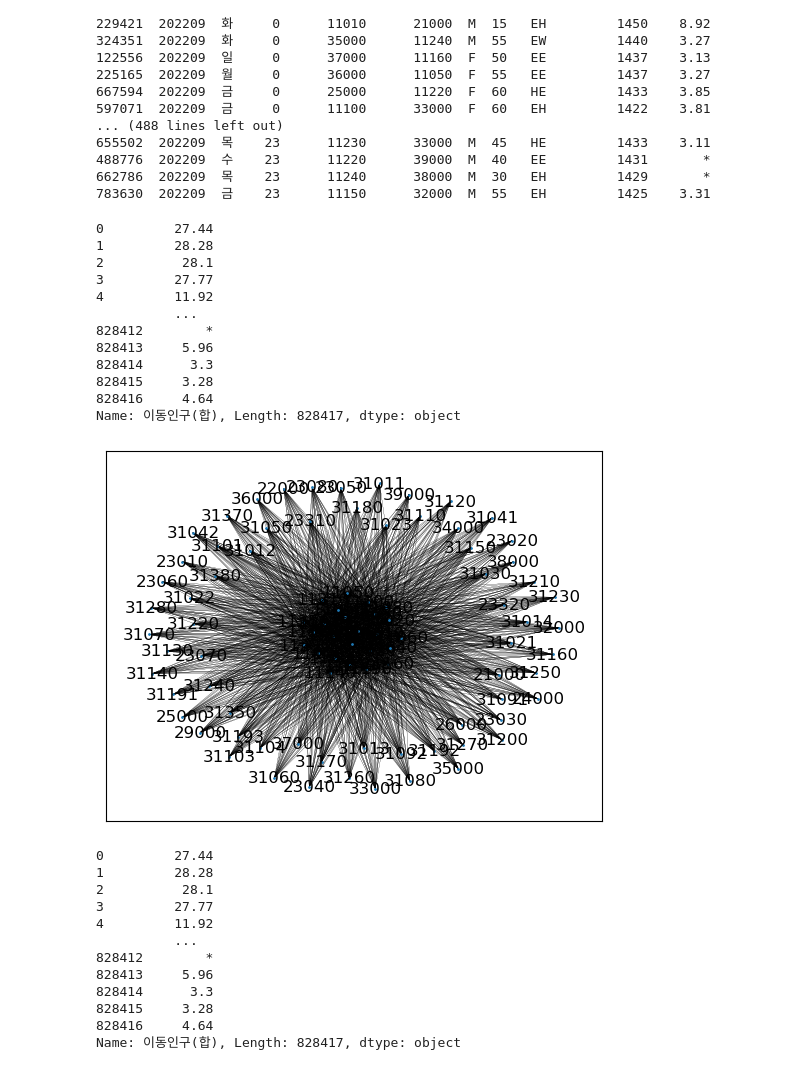
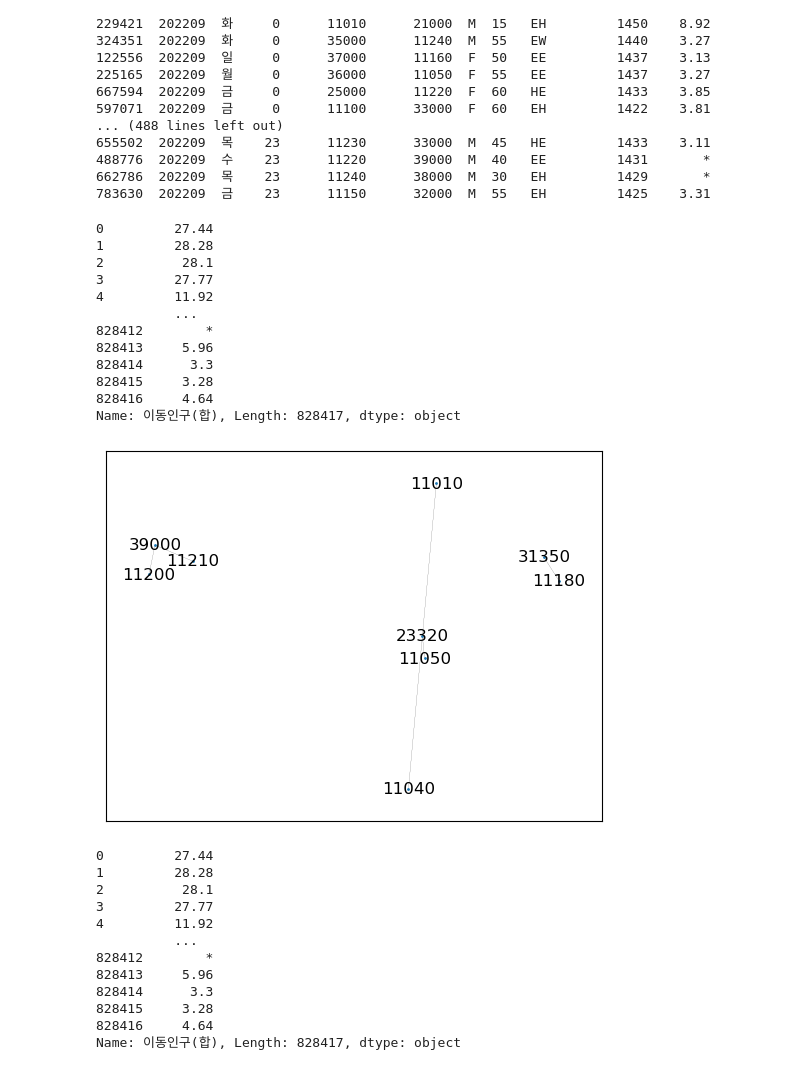
Before and after one commit to dmu-data-anal/data-analysis, a Jupyter notebook: work/another testing.ipynb, the cells around one changed output. Drawn from its saved outputs; the diff is of its cells as text; code cells hidden in the pictures.

```diff
--- a/work/another testing.ipynb
+++ b/work/another testing.ipynb
@@ -60,37 +60,38 @@ from pyvis.network import Network
 onlyfiles = [f for f in listdir("../large-datasets/생활이동_자치구_202209/")]
 # print(sorted(onlyfiles))
 
 with open("../large-datasets/생활이동_자치구_202209/생활이동_자치구_2022.09_00시.csv", encoding='cp949') as f:
     data = pd.read_csv(f)
     # l.append(data)
     print(data['이동인구(합)'])
-data = data.drop_duplicates(subset=['출발 시군구 코드', '도착 시군구 코드'],)
+data = data.drop_duplicates(subset=['출발 시군구 코드', '도착 시군구 코드'],keep=False)
 graph = nx.from_pandas_edgelist(data, source='출발 시군구 코드', target='도착 시군구 코드', edge_attr='이동인구(합)', create_using=nx.DiGraph())
 # print( data.sort_values(by='평균 이동 시간(분)')[::-1].head(10) )/
 # plt.figure(figsize = (10,9))
 
 nx.draw_networkx(graph, node_size=1, arrows=False, width=0.1)
-nt = Network(height="100%",width="100%",)
+nt = Network(height="1080px",width="100%",)
 nt.from_nx(graph)
 nt.toggle_physics(False)
-nt.show('../results/nt.html')
+nt.show_buttons(filter_=['physics'])
+nt.show('../results/res1.html')
 
 #plt.savefig("../results/map_자치구.html", format="html",)
 # plt.show()
 # %% [output]
 0         27.44
 1         28.28
 2          28.1
 3         27.77
 4         11.92
           ...
 828412        *
 828413     5.96
 828414      3.3
 828415     3.28
 828416     4.64
 Name: 이동인구(합), Length: 828417, dtype: object
-[figure, old version]
+[figure, new version]
 # %%
 from bokeh.io import output_notebook, show, save, export_svg
 from bokeh.models import Range1d, Circle, ColumnDataSource, MultiLine
```
Also changed, not shown: 1 other file.
